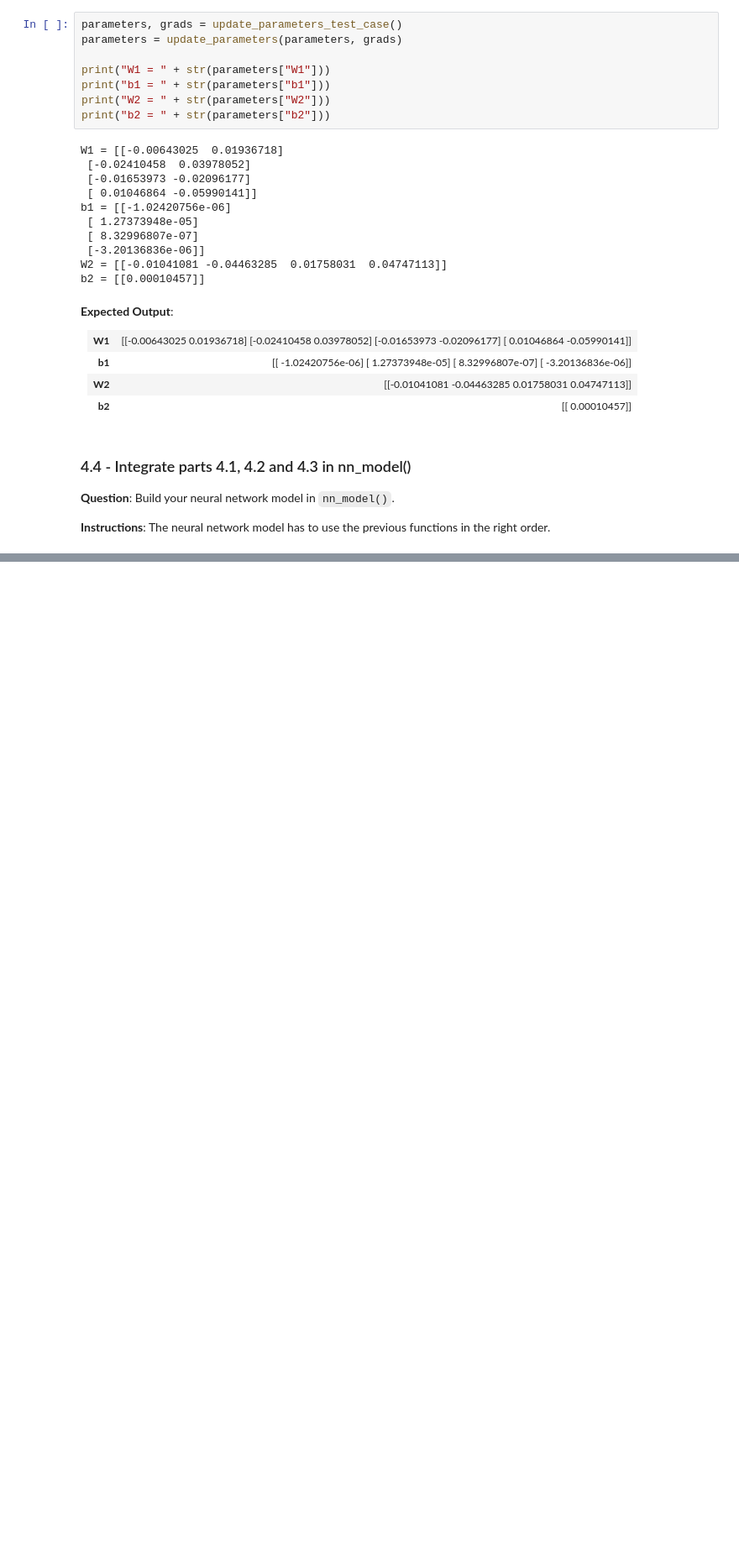
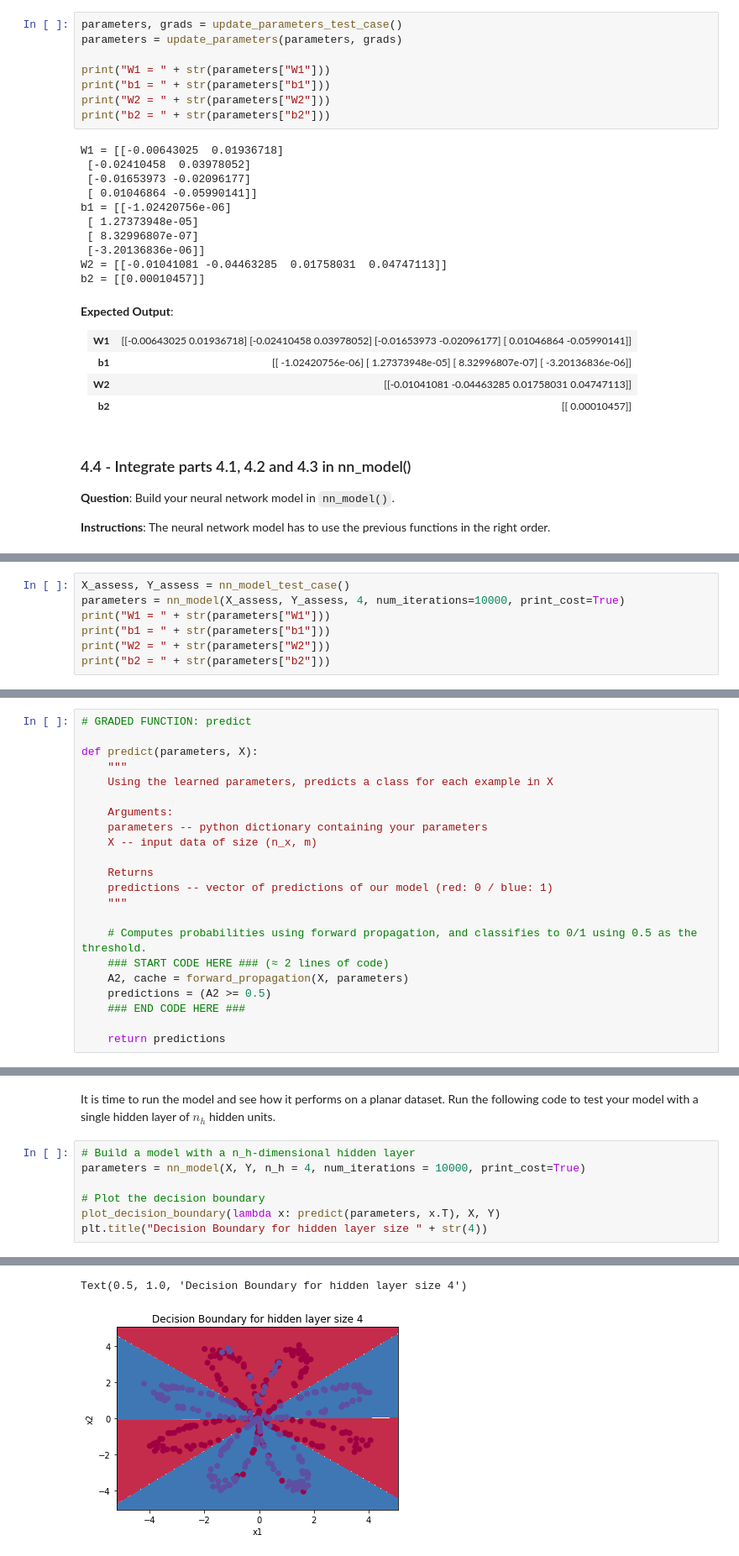
Before and after one commit to SamuelBFG/DL-studies, a Jupyter notebook: Deep Learning Cousera/Week 3/planar data classification.ipynb, the cells around one changed output, grey strips where cells are left out. Shown: that part at 84% size. Saved outputs shown, nothing was run; the diff lists cells and outputs as text; blank space fills up the shorter version.

```diff
--- a/Deep Learning Cousera/Week 3/planar data classification.ipynb
+++ b/Deep Learning Cousera/Week 3/planar data classification.ipynb
@@ -686,0 +736,7 @@ b2 = [[0.00010457]]
+# %%
+X_assess, Y_assess = nn_model_test_case()
+parameters = nn_model(X_assess, Y_assess, 4, num_iterations=10000, print_cost=True)
+print("W1 = " + str(parameters["W1"]))
+print("b1 = " + str(parameters["b1"]))
+print("W2 = " + str(parameters["W2"]))
+print("b2 = " + str(parameters["b2"]))
@@ -686,0 +827,22 @@ b2 = [[0.00010457]]
+# %%
+# GRADED FUNCTION: predict
+
+def predict(parameters, X):
+    """
+    Using the learned parameters, predicts a class for each example in X
+
+    Arguments:
+    parameters -- python dictionary containing your parameters
+    X -- input data of size (n_x, m)
+
+    Returns
+    predictions -- vector of predictions of our model (red: 0 / blue: 1)
+    """
+
+    # Computes probabilities using forward propagation, and classifies to 0/1 using 0.5 as the threshold.
+    ### START CODE HERE ### (≈ 2 lines of code)
+    A2, cache = forward_propagation(X, parameters)
+    predictions = (A2 >= 0.5)
+    ### END CODE HERE ###
+
+    return predictions
@@ -686,0 +867,10 @@ b2 = [[0.00010457]]
+# %% [markdown]
+It is time to run the model and see how it performs on a planar dataset. Run the following code to test your model with a single hidden layer of $n_h$ hidden units.
+# %%
+# Build a model with a n_h-dimensional hidden layer
+parameters = nn_model(X, Y, n_h = 4, num_iterations = 10000, print_cost=True)
+
+# Plot the decision boundary
+plot_decision_boundary(lambda x: predict(parameters, x.T), X, Y)
+plt.title("Decision Boundary for hidden layer size " + str(4))
+# %% [output]
@@ -686,0 +887,2 @@ b2 = [[0.00010457]]
+Text(0.5, 1.0, 'Decision Boundary for hidden layer size 4')
+[figure, added]
```
Also changed, not shown: parts of 18 cells of this notebook.
